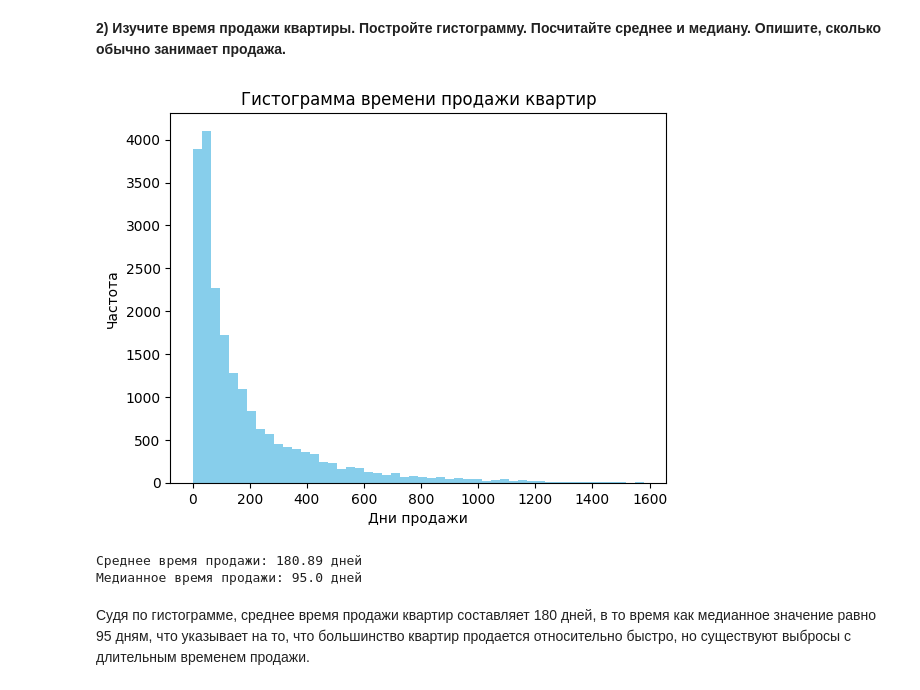
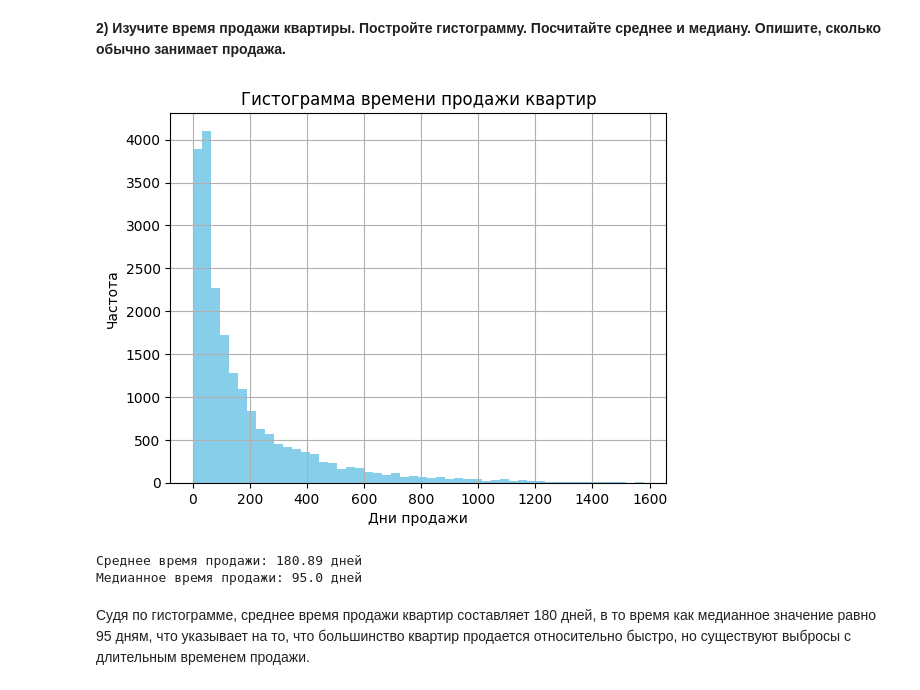
Before and after one commit to setusq/PMOZDlabN6, a Jupyter notebook: lr6/main.ipynb, the cells around one changed output. Cells and saved outputs as stored; diff of their text form; code cells hidden in the pictures.

```diff
--- a/lr6/main.ipynb
+++ b/lr6/main.ipynb
@@ -64,0 +46,31 @@ df
+# %%
+# заполним медианным значением
+df['ceiling_height'].fillna(df['ceiling_height'].median(), inplace=True)
+
+# заполним значением 1, предполагая частный дом или здание с одним этажом
+df['floors_total'].fillna(1, inplace=True)
+
+# заполним медианными значениями внутри каждого числа комнат
+df['living_area'] = df.groupby('rooms')['living_area'].transform(lambda x: x.fillna(x.median()))
+
+# заполним значением False, предполагая, что если не указано, что это апартаменты, то это не апартаменты
+df['is_apartment'].fillna(False, inplace=True)
+
+# заполним медианным значением по всему столбцу
+df['kitchen_area'].fillna(df['kitchen_area'].median(), inplace=True)
+
+#пропуски в этих столбцах могут быть связаны с удаленностью объектов от квартиры, поэтому можно заменить на медианные значения
+columns_to_fill = ['airports_nearest', 'cityCenters_nearest', 'parks_around3000', 'parks_nearest', 'ponds_around3000', 'ponds_nearest']
+for column in columns_to_fill:
+    df[column].fillna(df[column].median(), inplace=True)
+
+# заполним значением 0, предполагая отсутствие балконов
+df['balcony'].fillna(0, inplace=True)
+
+# преобразуем в тип datetime
+df['first_day_exposition'] = pd.to_datetime(df['first_day_exposition'], format='%Y-%m-%dT%H:%M:%S')
+
+# преобразуем в булев тип
+df['is_apartment'] = df['is_apartment'].astype(bool)
+
+df
@@ -87,7 +113,6 @@ Name: price_per_square_meter, Length: 23699, dtype: int32
 # %% [markdown]
 2) день недели, месяц и год публикации объявления;
 # %%
-df['first_day_exposition'] = pd.to_datetime(df['first_day_exposition'])
 df['day_of_week_exposition'] = df['first_day_exposition'].dt.day_name()
 df['mouth_exposition']=df['first_day_exposition'].dt.month
 df['year_exposition']=df['first_day_exposition'].dt.year
@@ -200,18 +225,18 @@ plt.show()
 # %%
 plt.hist(df['days_exposition'], bins=50, color='skyblue')
 plt.title('Гистограмма времени продажи квартир')
 plt.xlabel('Дни продажи')
 plt.ylabel('Частота')
+plt.grid(True)
 plt.show()
 
-# Находим среднее времени продажи квартир и медиану
 mean_days = df['days_exposition'].mean()
 median_days = df['days_exposition'].median()
 
 print(f'Среднее время продажи: {mean_days:.2f} дней')
 print(f'Медианное время продажи: {median_days} дней')
 # %% [output]
-[figure, old version]
+[figure, new version]
 Среднее время продажи: 180.89 дней
 Медианное время продажи: 95.0 дней
 # %% [markdown]
```
Also changed, not shown: parts of 7 cells of this notebook.
